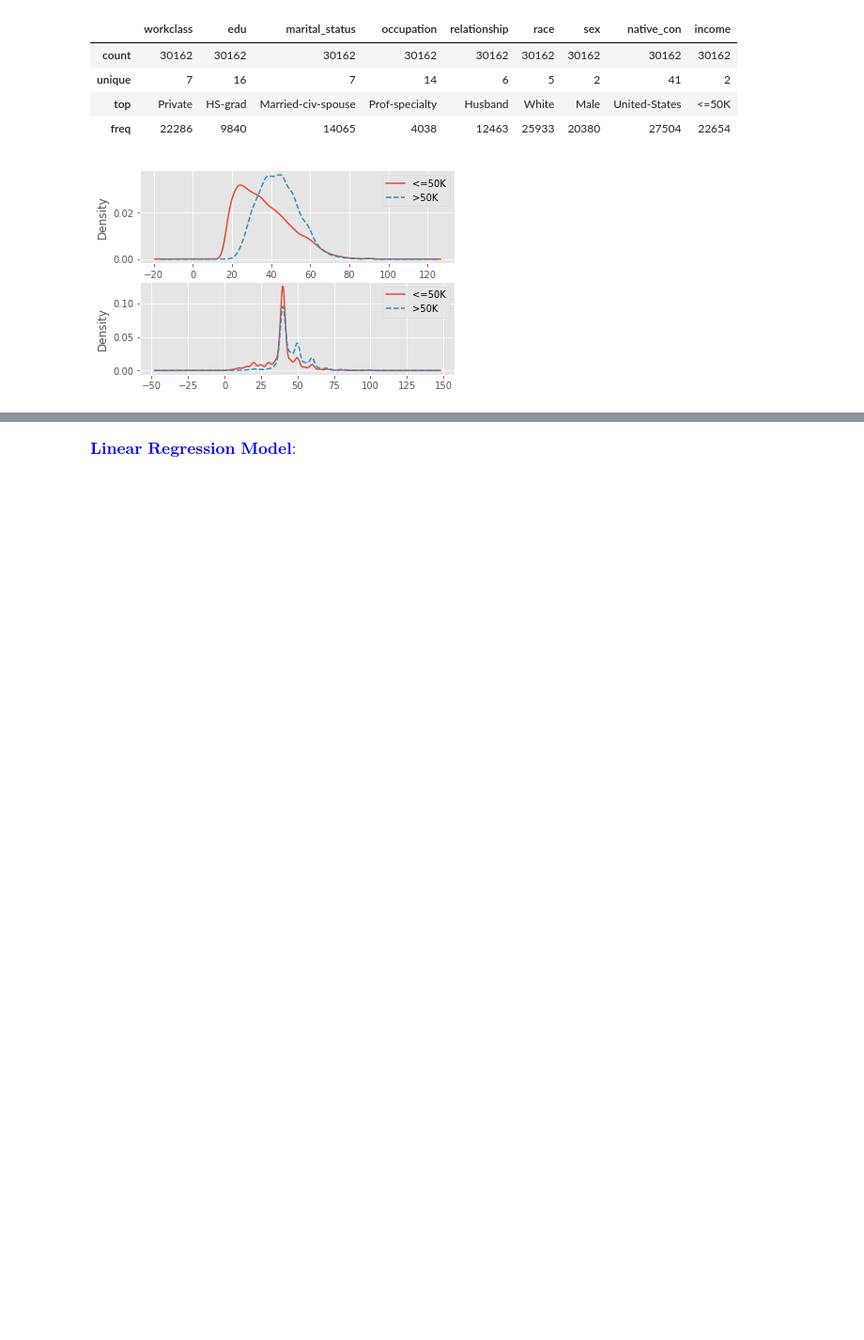
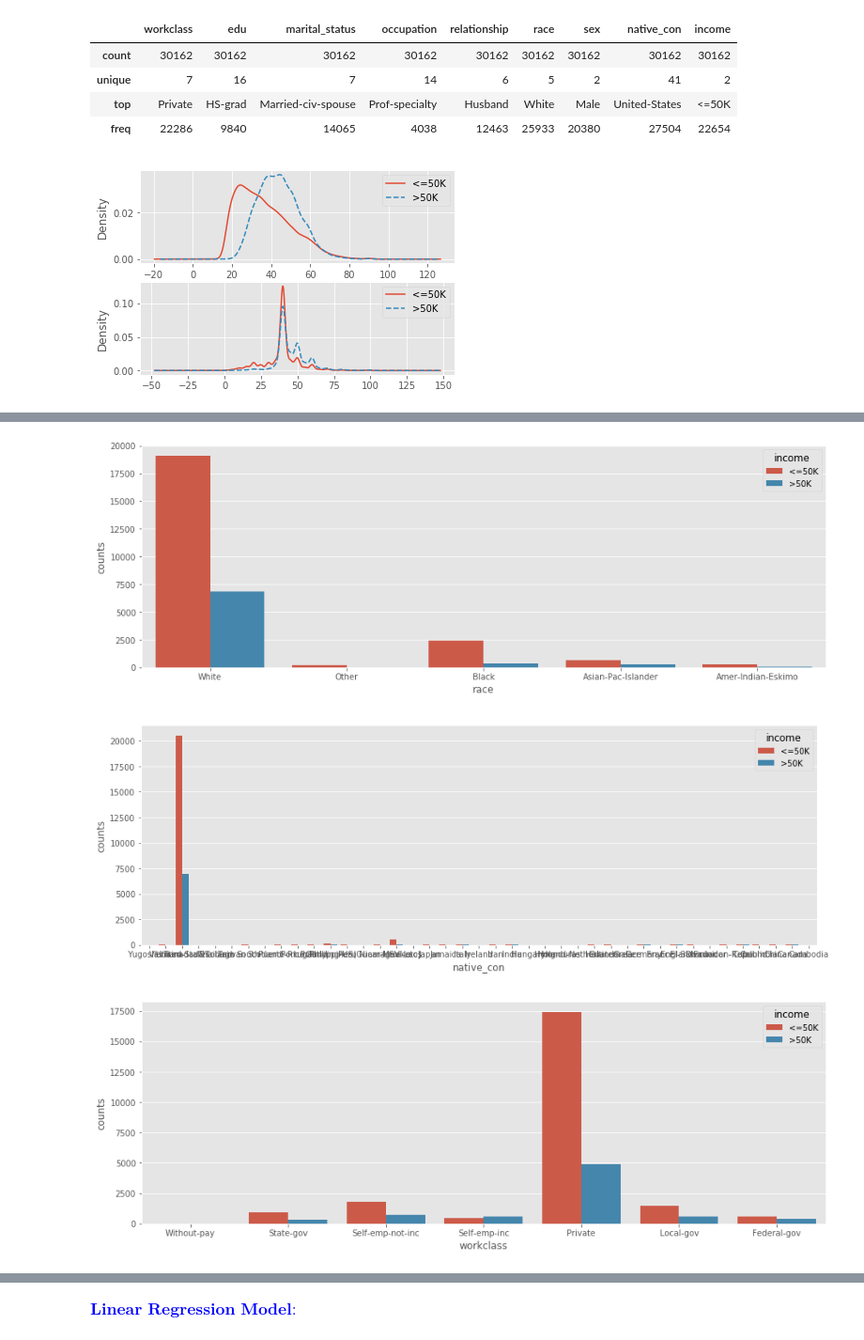
Before and after one commit to KayGong/Python_ML_Pred, a Jupyter notebook: Prediction of Income.ipynb, the cells around one changed output, grey strips where cells are left out. Shown at 94% size. Cells and saved outputs as stored; diff of their text form; code cells hidden in the pictures; blank space fills up the shorter version.

```diff
--- a/Prediction of Income.ipynb
+++ b/Prediction of Income.ipynb
@@ -119,12 +119,11 @@ data.describe(include = ['object'])
 | freq | 22286 | 9840 | 14065 | 4038 | 12463 | 25933 | 20380 | 27504 | 22654 |
 # %%
 # For continuous
-plt.style.use('ggplot')
 fig, axes = plt.subplots(2,1)
 #Draw the graph of income vs age
 data['age'][data.income == '<=50K'].plot(kind = 'kde', label = '<=50K', ax = axes[0], legend = True, linestyle = '-')
 data['age'][data.income == '>50K'].plot(kind = 'kde', label = '>50K', ax = axes[0], legend = True, linestyle = '--')
-#Draw the graph of working hours vs age
+#Draw the graph of income vs working hours
 data['hours_pw'][data.income == '<=50K'].plot(kind = 'kde', label = '<=50K', ax = axes[1], legend = True, linestyle = '-')
 data['hours_pw'][data.income == '>50K'].plot(kind = 'kde', label = '>50K', ax = axes[1], legend = True, linestyle = '--')
 plt.show()
@@ -169,3 +180,20 @@ plt.show()
+# %%
+#Draw the graphs
+plt.figure(figsize=(15,5))
+sns.barplot(x="race", y="counts", hue = 'income', data=race)
+plt.show()
+
+plt.figure(figsize=(15,5))
+sns.barplot(x="native_con", y="counts", hue = 'income', data=native_con)
+plt.show()
+
+plt.figure(figsize=(15,5))
+sns.barplot(x="workclass", y="counts", hue = 'income', data=workclass)
+plt.show()
+# %% [output]
+[figure, added]
+[figure, added]
+[figure, added]
 # %%
 #Encoding for discrete variables
 for feature in data.columns:
```
Also changed, not shown: parts of 7 cells of this notebook.
